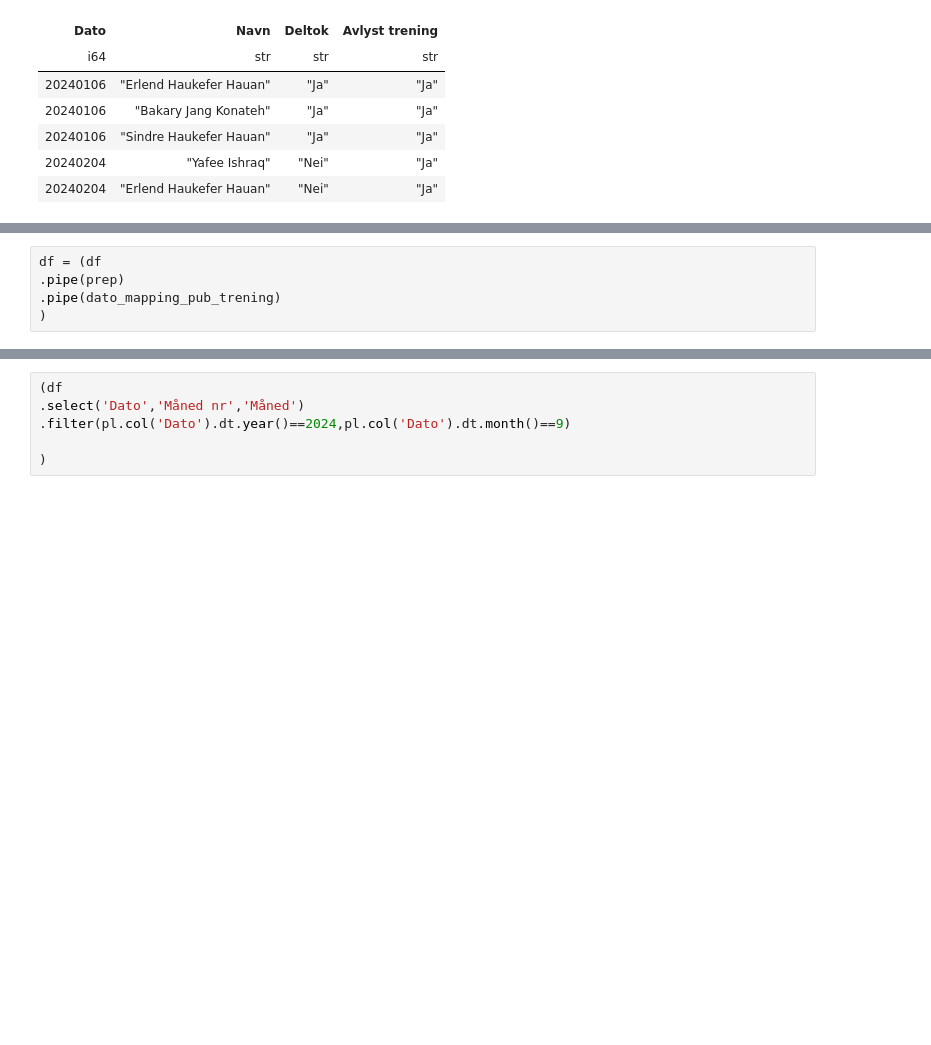
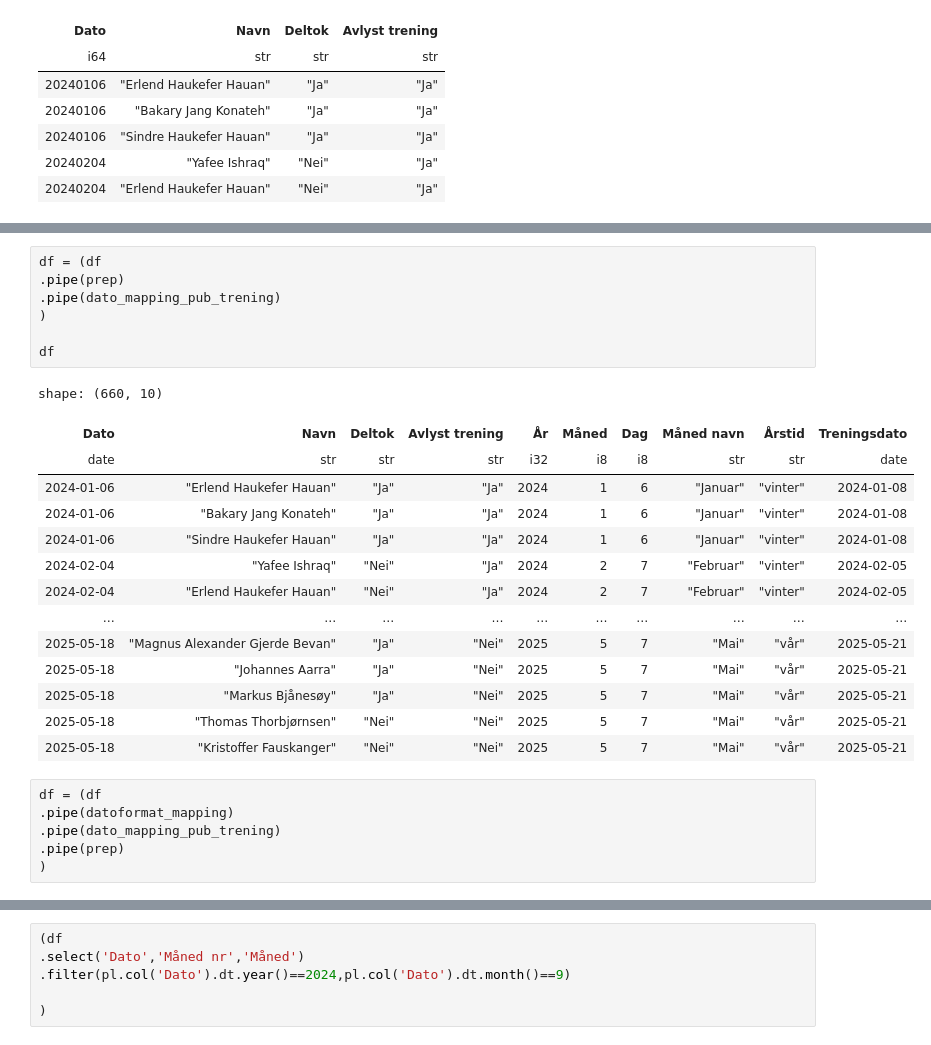
Before and after one commit to PolarsDude/treningsstatistikk-, a Jupyter notebook: test_fil.ipynb, the cells around one changed output, grey strips where cells are left out. Cells and saved outputs as stored; diff of their text form; blank space fills up the shorter version.

```diff
--- a/test_fil.ipynb
+++ b/test_fil.ipynb
@@ -44,5 +44,28 @@ shape: (10, 4)
 # %%
 df = (df
 .pipe(prep)
 .pipe(dato_mapping_pub_trening)
 )
+
+df
+# %% [output]
+shape: (660, 10)
+| Dato | Navn | Deltok | Avlyst trening | År | Måned | Dag | Måned navn | Årstid | Treningsdato |
+| date | str | str | str | i32 | i8 | i8 | str | str | date |
+| 2024-01-06 | "Erlend Haukefer Hauan" | "Ja" | "Ja" | 2024 | 1 | 6 | "Januar" | "vinter" | 2024-01-08 |
+| 2024-01-06 | "Bakary Jang Konateh" | "Ja" | "Ja" | 2024 | 1 | 6 | "Januar" | "vinter" | 2024-01-08 |
+| 2024-01-06 | "Sindre Haukefer Hauan" | "Ja" | "Ja" | 2024 | 1 | 6 | "Januar" | "vinter" | 2024-01-08 |
+| 2024-02-04 | "Yafee Ishraq" | "Nei" | "Ja" | 2024 | 2 | 7 | "Februar" | "vinter" | 2024-02-05 |
+| 2024-02-04 | "Erlend Haukefer Hauan" | "Nei" | "Ja" | 2024 | 2 | 7 | "Februar" | "vinter" | 2024-02-05 |
+| … | … | … | … | … | … | … | … | … | … |
+| 2025-05-18 | "Magnus Alexander Gjerde Bevan" | "Ja" | "Nei" | 2025 | 5 | 7 | "Mai" | "vår" | 2025-05-21 |
+| 2025-05-18 | "Johannes Aarra" | "Ja" | "Nei" | 2025 | 5 | 7 | "Mai" | "vår" | 2025-05-21 |
+| 2025-05-18 | "Markus Bjånesøy" | "Ja" | "Nei" | 2025 | 5 | 7 | "Mai" | "vår" | 2025-05-21 |
+| 2025-05-18 | "Thomas Thorbjørnsen" | "Nei" | "Nei" | 2025 | 5 | 7 | "Mai" | "vår" | 2025-05-21 |
+| 2025-05-18 | "Kristoffer Fauskanger" | "Nei" | "Nei" | 2025 | 5 | 7 | "Mai" | "vår" | 2025-05-21 |
+# %%
+df = (df
+.pipe(datoformat_mapping)
+.pipe(dato_mapping_pub_trening)
+.pipe(prep)
+)
```
Also changed, not shown: parts of 4 cells of this notebook, 1 other file.
